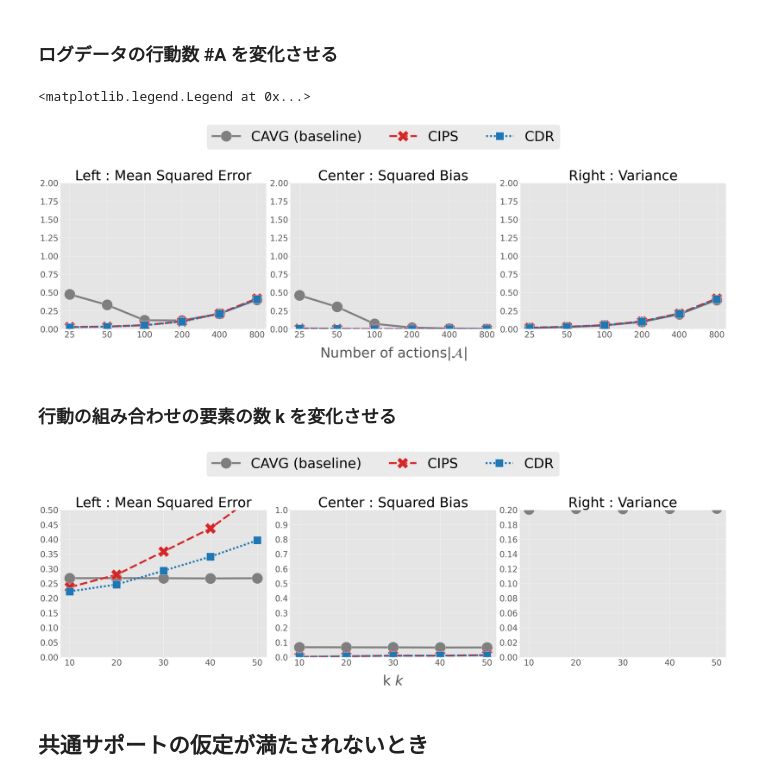
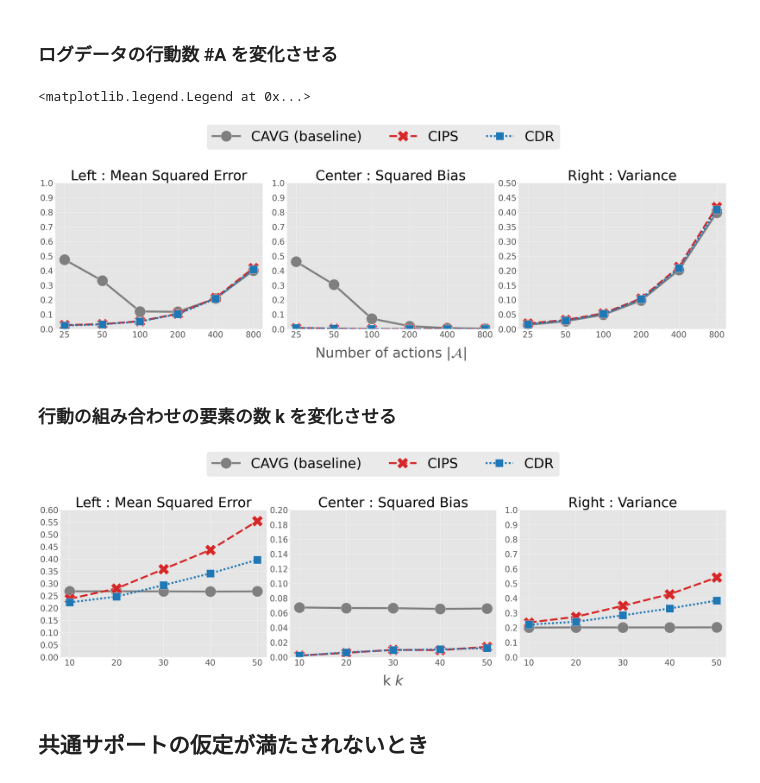
Before and after one commit to RickHub0115/Estimator-for-Offline-Policy-Evaluation-of-Recommending-Multiple-Actions-Considering-Platform-Wide-R, a Jupyter notebook: ope.ipynb, the cells around one changed output. Drawn from its saved outputs; the diff is of its cells as text; code cells hidden in the pictures.

```diff
--- a/ope.ipynb
+++ b/ope.ipynb
@@ -254,14 +254,21 @@ for i, y in enumerate(["se", "bias", "variance"]):
     ax.set_title(y_label_dict[y], fontsize=50)
     # yaxis
     ax.set_ylabel("")
-    ax.set_ylim(0.0, 2.0)
-    ax.set_yticks(np.arange(0.0,2.25,0.25))
+    if y == "se":
+        ax.set_ylim(0.0, 1.0)
+        ax.set_yticks(np.arange(0.0, 1.1, 0.1))
+    elif y == "bias":
+        ax.set_ylim(0.0, 1.0)
+        ax.set_yticks(np.arange(0.0, 1.1, 0.1))
+    elif y == "variance":
+        ax.set_ylim(0.0, 0.5)
+        ax.set_yticks(np.arange(0.0, 0.55, 0.05))
     ax.tick_params(axis="y", labelsize=30)
     ax.yaxis.set_label_coords(-0.1, 0.5)
     # xaxis
     ax.set_xscale("log")
     if i == 1:
-        ax.set_xlabel(r"Number of actions$|\mathcal{A}|$", fontsize=50)
+        ax.set_xlabel(r"Number of actions $|\mathcal{A}|$", fontsize=50)
     else:
         ax.set_xlabel(r"", fontsize=40)
     ax.set_xticks(num_actions_list)
@@ -270,7 +277,7 @@ for i, y in enumerate(["se", "bias", "variance"]):
 fig.legend(["CAVG (baseline)", "CIPS", "CDR"], fontsize=50, bbox_to_anchor=(0.5, 1.15), ncol=4, loc="center")
 # %% [output]
 <matplotlib.legend.Legend at 0x...>
-[figure, old version]
+[figure, new version]
 # %% [markdown]
 ### 行動の組み合わせの要素の数 **k** を変化させる
 # %%
@@ -372,40 +379,40 @@ for i, y in enumerate(["se", "bias", "variance"]):
         legend=False,
         style="est",
         x="num_actions_per_user",  # x軸は k
         y=y,
         hue="est",
         ax=ax,
         ci=None,
         palette=["tab:grey", "tab:red", "tab:blue"],
         data=result_df_k.query("est=='cavg' or est == 'cips' or est == 'cdr'")
     )
     ax.set_title(y_label_dict_k[y], fontsize=50)
     # yaxis
     ax.set_ylabel("")
     if y == "se":
-        ax.set_ylim(0.0, 0.50)
-        ax.set_yticks(np.arange(0.0, 0.55, 0.05))
+        ax.set_ylim(0.0, 0.6)
+        ax.set_yticks(np.arange(0.0, 0.65, 0.05))
     elif y == "bias":
-        ax.set_ylim(0.0, 0.01)
-        ax.set_yticks(np.arange(0.0, 1.10, 0.1))
+        ax.set_ylim(0.0, 0.2)
+        ax.set_yticks(np.arange(0.0, 0.22, 0.02))
     elif y == "variance":
-        ax.set_ylim(0.0, 0.1)
-        ax.set_yticks(np.arange(0.0, 0.22, 0.02))
+        ax.set_ylim(0.0, 1.0)
+        ax.set_yticks(np.arange(0.0, 1.1, 0.1))
     ax.tick_params(axis="y", labelsize=30)
     ax.yaxis.set_label_coords(-0.1, 0.5)
     # xaxis
     #ax.set_xscale("log")  # kが大きい場合の可視化のためログスケール
     if i == 1:
         ax.set_xlabel(r"k $k$", fontsize=50)  # x軸ラベル
     else:
         ax.set_xlabel(r"", fontsize=40)
     ax.set_xticks(k_list)  # kのリストを指定
     ax.set_xticklabels(k_list, fontsize=30)
     ax.xaxis.set_label_coords(0.5, -0.12)
 fig.legend(["CAVG (baseline)", "CIPS", "CDR"], fontsize=50, bbox_to_anchor=(0.5, 1.15), ncol=4, loc="center")
 plt.show()
 # %% [output]
-[figure, old version]
+[figure, new version]
 # %% [markdown]
 ## **共通サポートの仮定が満たされないとき**
 # %% [markdown]
```
Also changed, not shown: parts of 2 cells of this notebook.
